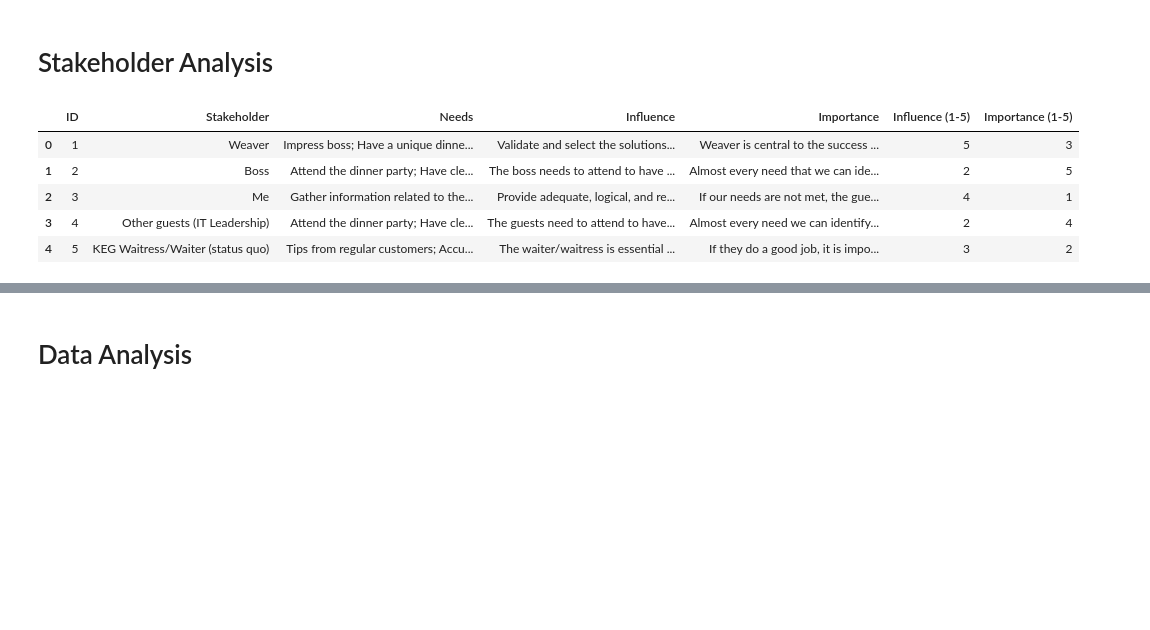
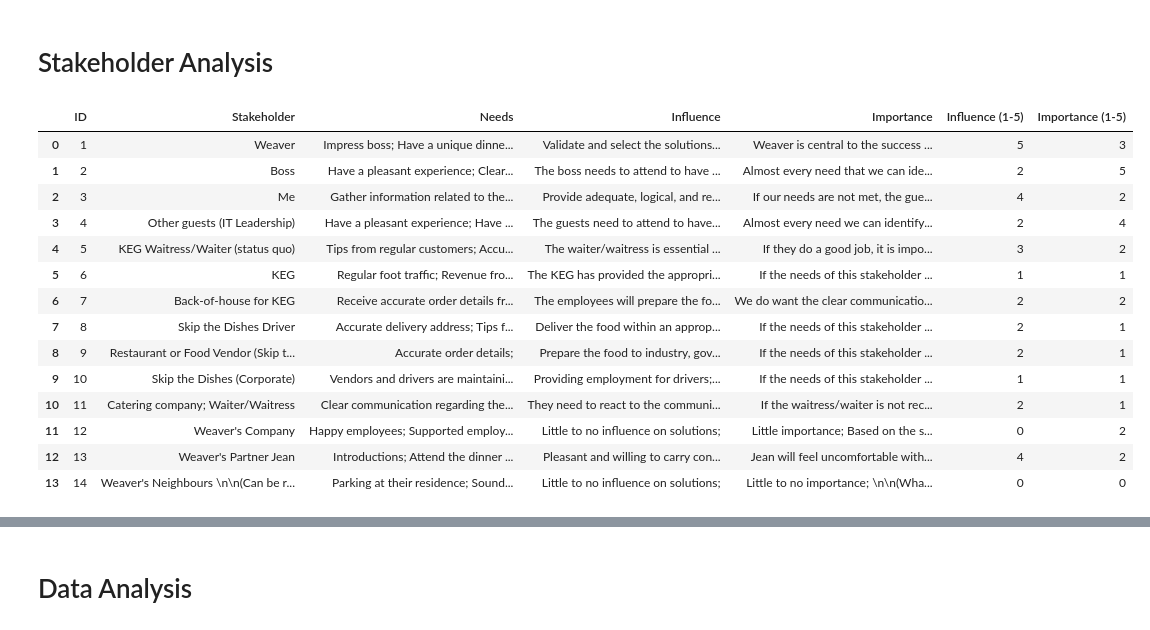
Before and after one commit to cschellenberger/Analysis-Fundamentals, a Jupyter notebook: DinnerWithTheBoss.ipynb, the cells around one changed output, grey strips where cells are left out. Cells and saved outputs as stored; diff of their text form; code cells hidden in the pictures; blank space fills up the shorter version.

```diff
--- a/DinnerWithTheBoss.ipynb
+++ b/DinnerWithTheBoss.ipynb
@@ -15,14 +15,23 @@ plt.style.use('seaborn-whitegrid')
 # %%
 stakeholders = pd.read_csv("https://schellenbergers3bucket.s3-us-west-2.amazonaws.com/DinnerWithTheBoss_Stakeholders+-+Sheet1.csv")
 # %%
-stakeholders.head()
+stakeholders.head(15)
 # %% [output]
 |  | ID | Stakeholder | Needs | Influence | Importance | Influence (1-5) | Importance (1-5) |
 | 0 | 1 | Weaver | Impress boss; Have a unique dinne... | Validate and select the solutions... | Weaver is central to the success ... | 5 | 3 |
-| 1 | 2 | Boss | Attend the dinner party; Have cle... | The boss needs to attend to have ... | Almost every need that we can ide... | 2 | 5 |
-| 2 | 3 | Me | Gather information related to the... | Provide adequate, logical, and re... | If our needs are not met, the gue... | 4 | 1 |
-| 3 | 4 | Other guests (IT Leadership) | Attend the dinner party; Have cle... | The guests need to attend to have... | Almost every need we can identify... | 2 | 4 |
+| 1 | 2 | Boss | Have a pleasant experience; Clear... | The boss needs to attend to have ... | Almost every need that we can ide... | 2 | 5 |
+| 2 | 3 | Me | Gather information related to the... | Provide adequate, logical, and re... | If our needs are not met, the gue... | 4 | 2 |
+| 3 | 4 | Other guests (IT Leadership) | Have a pleasant experience; Have ... | The guests need to attend to have... | Almost every need we can identify... | 2 | 4 |
 | 4 | 5 | KEG Waitress/Waiter (status quo) | Tips from regular customers; Accu... | The waiter/waitress is essential ... | If they do a good job, it is impo... | 3 | 2 |
+| 5 | 6 | KEG | Regular foot traffic; Revenue fro... | The KEG has provided the appropri... | If the needs of this stakeholder ... | 1 | 1 |
+| 6 | 7 | Back-of-house for KEG | Receive accurate order details fr... | The employees will prepare the fo... | We do want the clear communicatio... | 2 | 2 |
+| 7 | 8 | Skip the Dishes Driver | Accurate delivery address; Tips f... | Deliver the food within an approp... | If the needs of this stakeholder ... | 2 | 1 |
+| 8 | 9 | Restaurant or Food Vendor (Skip t... | Accurate order details; | Prepare the food to industry, gov... | If the needs of this stakeholder ... | 2 | 1 |
+| 9 | 10 | Skip the Dishes (Corporate) | Vendors and drivers are maintaini... | Providing employment for drivers;... | If the needs of this stakeholder ... | 1 | 1 |
+| 10 | 11 | Catering company; Waiter/Waitress | Clear communication regarding the... | They need to react to the communi... | If the waitress/waiter is not rec... | 2 | 1 |
+| 11 | 12 | Weaver's Company | Happy employees; Supported employ... | Little to no influence on solutions; | Little importance; Based on the s... | 0 | 2 |
+| 12 | 13 | Weaver's Partner Jean | Introductions; Attend the dinner ... | Pleasant and willing to carry con... | Jean will feel uncomfortable with... | 4 | 2 |
+| 13 | 14 | Weaver's Neighbours \n\n(Can be r... | Parking at their residence; Sound... | Little to no influence on solutions; | Little to no importance; \n\n(Wha... | 0 | 0 |
 # %%
 influence = np.array(stakeholders.iloc[:,5])
 importance = np.array(stakeholders.iloc[:,6])
```
Also changed, not shown: parts of 6 cells of this notebook.
